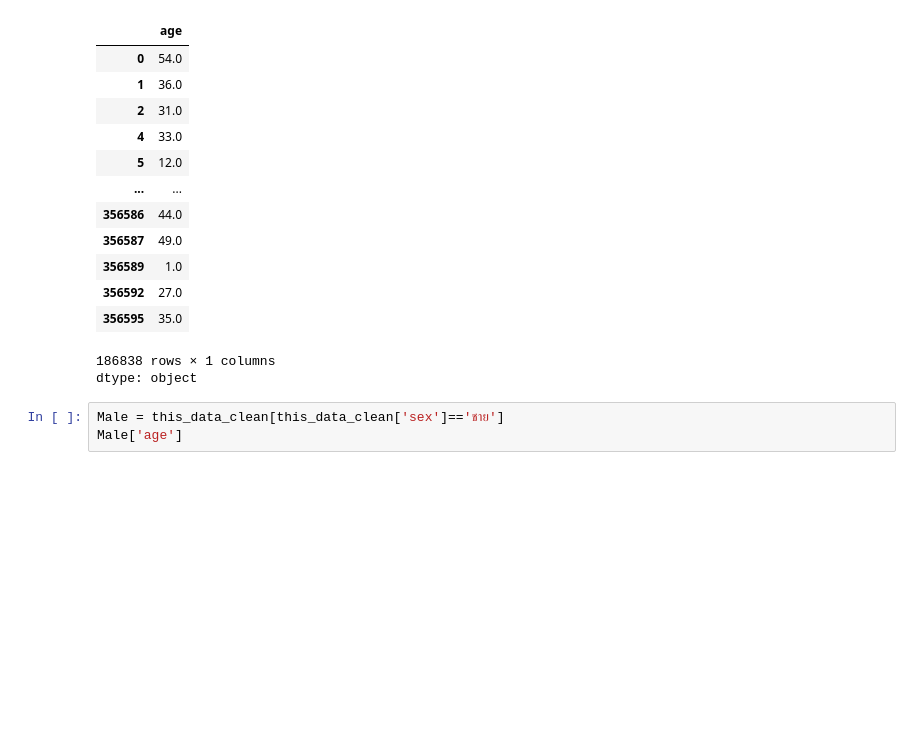
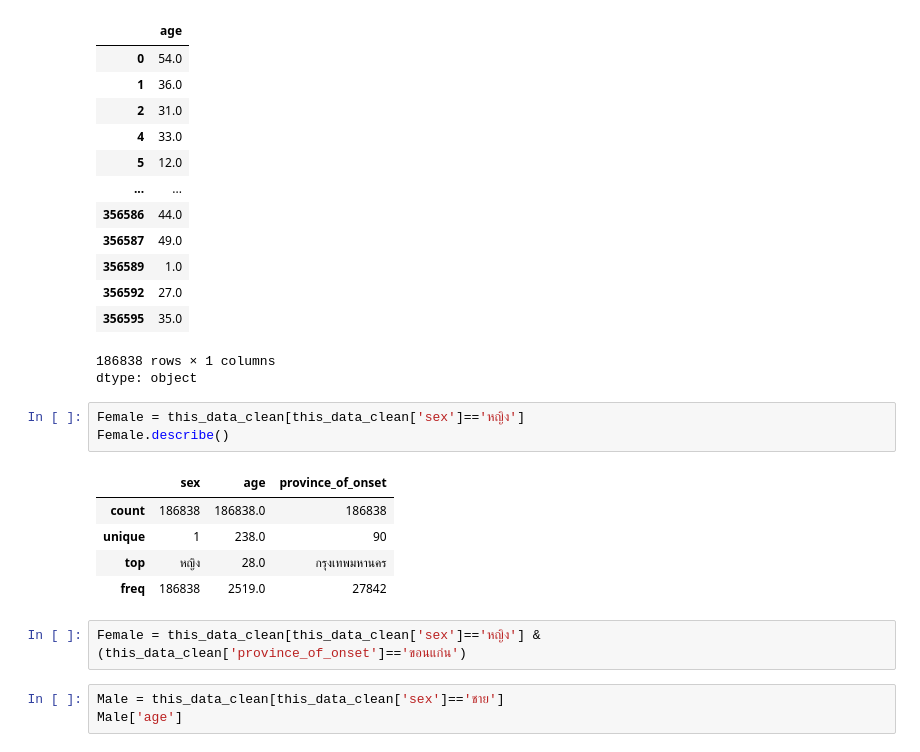
Before and after one commit to bunyanutn-droid/PythonDataViz, a Jupyter notebook: สำเนาของ_Pandas_101.ipynb, the cells around one changed output. Saved outputs shown, nothing was run; the diff lists cells and outputs as text; blank space fills up the shorter version.

```diff
--- a/สำเนาของ_Pandas_101.ipynb
+++ b/สำเนาของ_Pandas_101.ipynb
@@ -366,6 +374,17 @@ Female['age']
 | 356595 | 35.0 |
 186838 rows × 1 columns
 dtype: object
+# %%
+Female = this_data_clean[this_data_clean['sex']=='หญิง']
+Female.describe()
+# %% [output]
+|  | sex | age | province_of_onset |
+| count | 186838 | 186838.0 | 186838 |
+| unique | 1 | 238.0 | 90 |
+| top | หญิง | 28.0 | กรุงเทพมหานคร |
+| freq | 186838 | 2519.0 | 27842 |
+# %%
+Female = this_data_clean[this_data_clean['sex']=='หญิง'] & (this_data_clean['province_of_onset']=='ขอนแก่น')
 # %%
 Male = this_data_clean[this_data_clean['sex']=='ชาย']
 Male['age']
```
Also changed, not shown: parts of 16 cells of this notebook.
